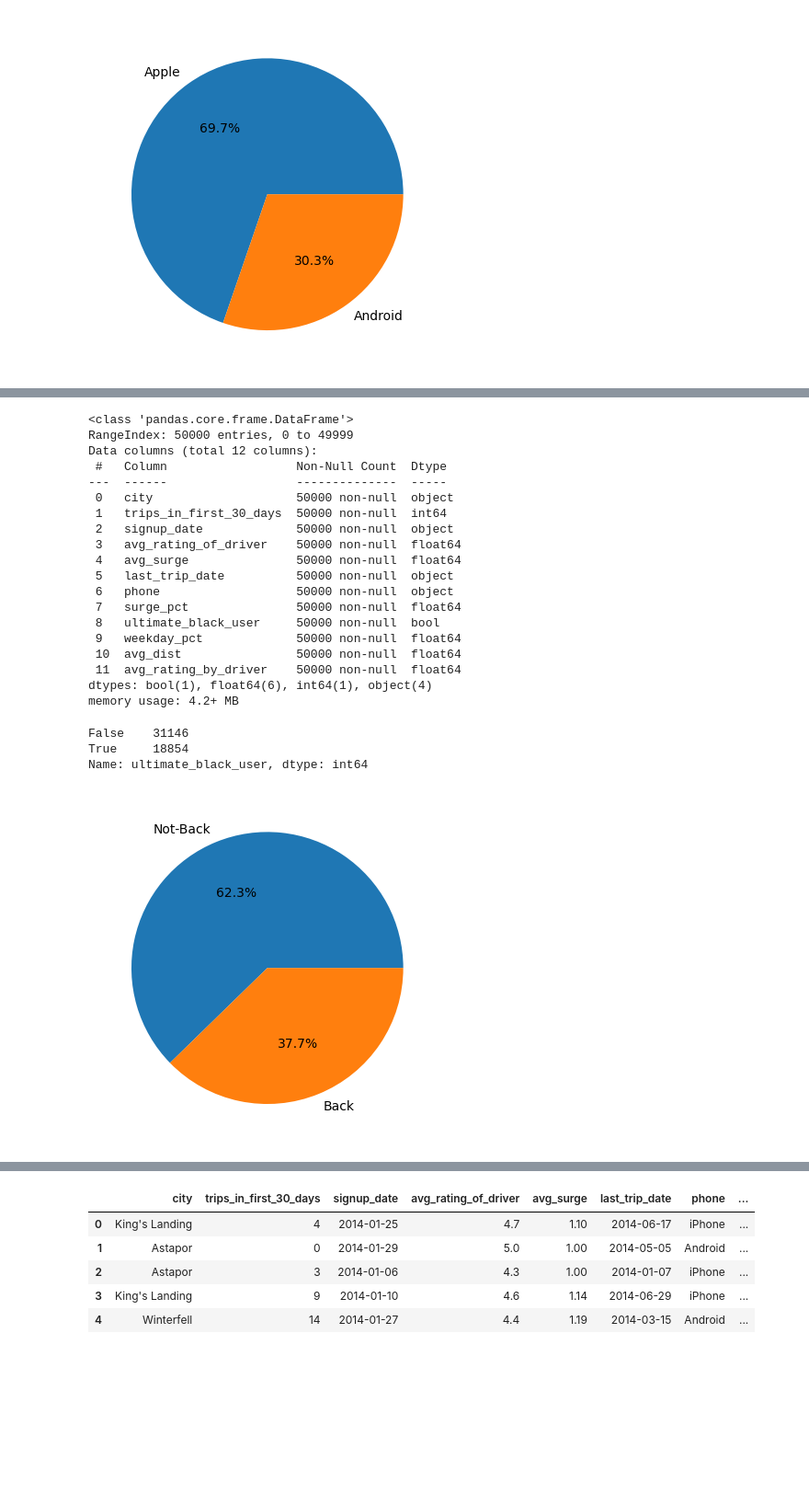
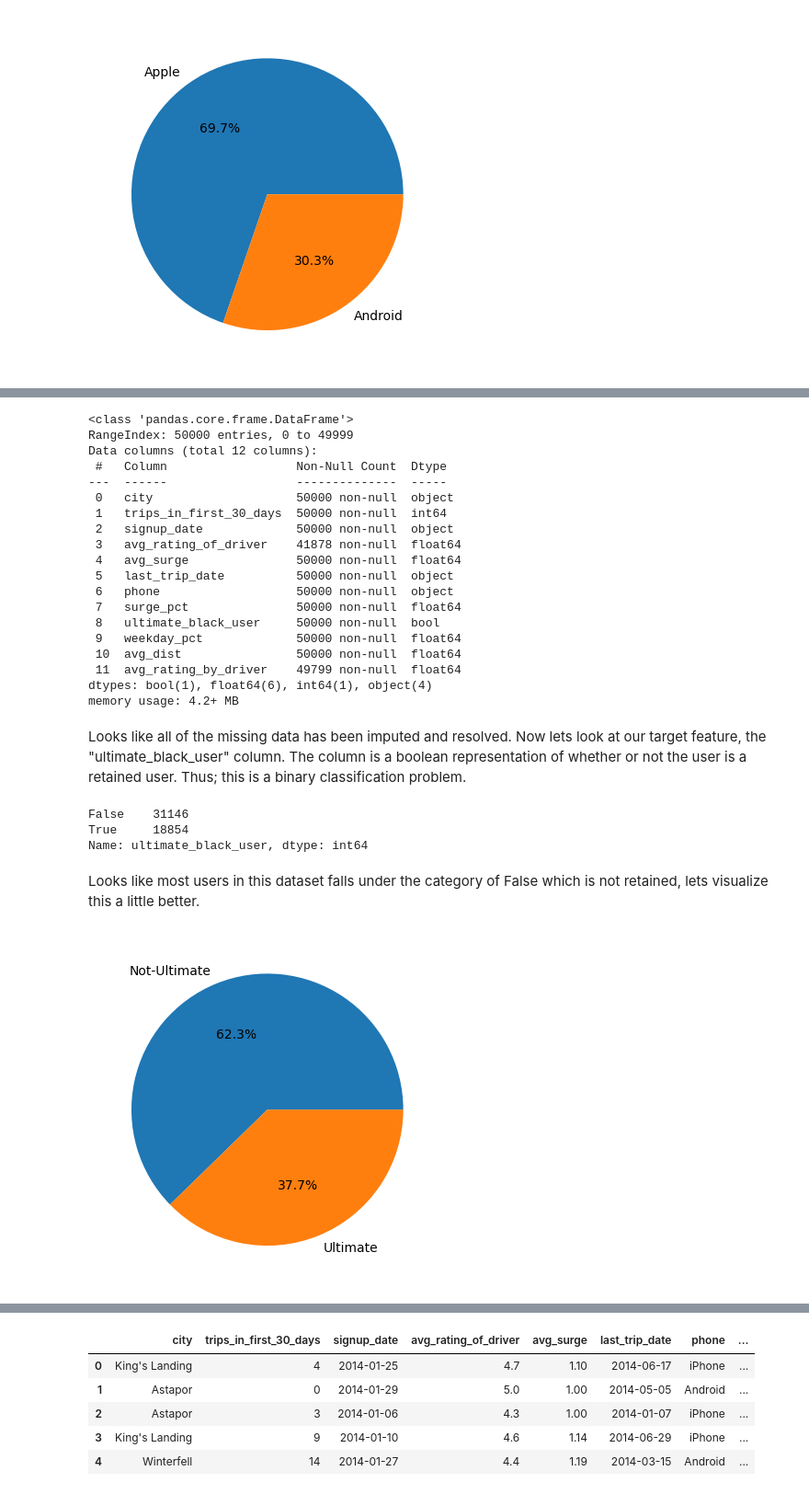
Before and after one commit to Wallace-Fang/TakeHomeChallenge1, a Jupyter notebook: Untitled.ipynb, the cells around one changed output, grey strips where cells are left out. Shown at 92% size. Saved outputs shown, nothing was run; the diff lists cells and outputs as text; code cells hidden in the pictures; blank space fills up the shorter version.

```diff
--- a/Untitled.ipynb
+++ b/Untitled.ipynb
@@ -164,3 +194,0 @@ plt.tight_layout()
-# %%
-data_df['avg_rating_of_driver'].fillna(data_df['avg_rating_of_driver'].mean() , inplace=True)
-data_df['avg_rating_by_driver'].fillna(data_df['avg_rating_by_driver'].mean() , inplace=True)
@@ -191,7 +234,7 @@ Data columns (total 12 columns):
  0   city                    50000 non-null  object
  1   trips_in_first_30_days  50000 non-null  int64
  2   signup_date             50000 non-null  object
- 3   avg_rating_of_driver    50000 non-null  float64
+ 3   avg_rating_of_driver    41878 non-null  float64
  4   avg_surge               50000 non-null  float64
  5   last_trip_date          50000 non-null  object
  6   phone                   50000 non-null  object
@@ -199,7 +242,9 @@ Data columns (total 12 columns):
  8   ultimate_black_user     50000 non-null  bool
  9   weekday_pct             50000 non-null  float64
  10  avg_dist                50000 non-null  float64
- 11  avg_rating_by_driver    50000 non-null  float64
+ 11  avg_rating_by_driver    49799 non-null  float64
 dtypes: bool(1), float64(6), int64(1), object(4)
 memory usage: 4.2+ MB
+# %% [markdown]
+Looks like all of the missing data has been imputed and resolved. Now lets look at our target feature, the "ultimate_black_user" column. The column is a boolean representation of whether or not the user is a retained user. Thus; this is a binary classification problem.
 # %%
@@ -208,8 +254,10 @@ data_df['ultimate_black_user'].value_counts()
 False    31146
 True     18854
 Name: ultimate_black_user, dtype: int64
+# %% [markdown]
+Looks like most users in this dataset falls under the category of False which is not retained, lets visualize this a little better.
 # %%
-plt.pie(data_df['ultimate_black_user'].value_counts(), labels=['Not-Back', 'Back'], autopct='%1.1f%%')
+plt.pie(data_df['ultimate_black_user'].value_counts(), labels=['Not-Ultimate', 'Ultimate'], autopct='%1.1f%%')
 plt.show()
 # %% [output]
-[figure, old version]
+[figure, new version]
```
Also changed, not shown: parts of 65 cells of this notebook.
